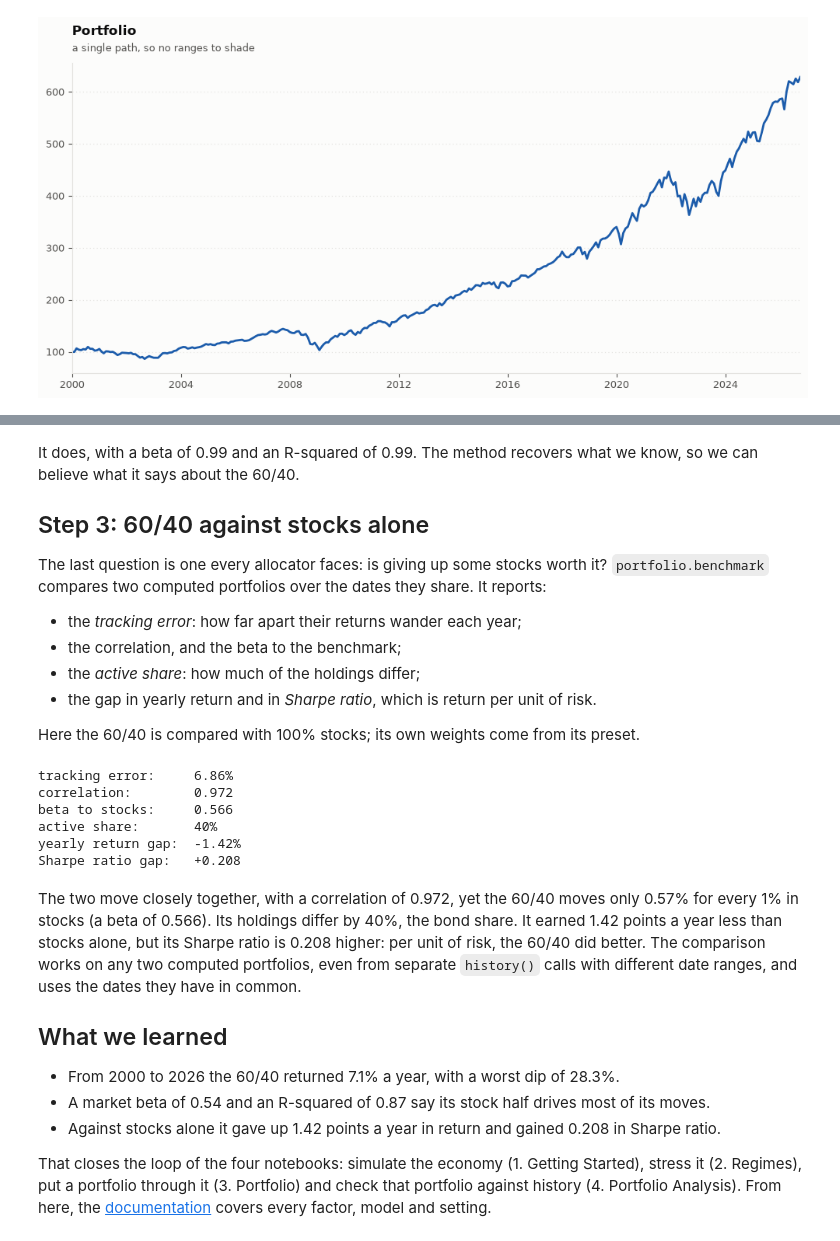
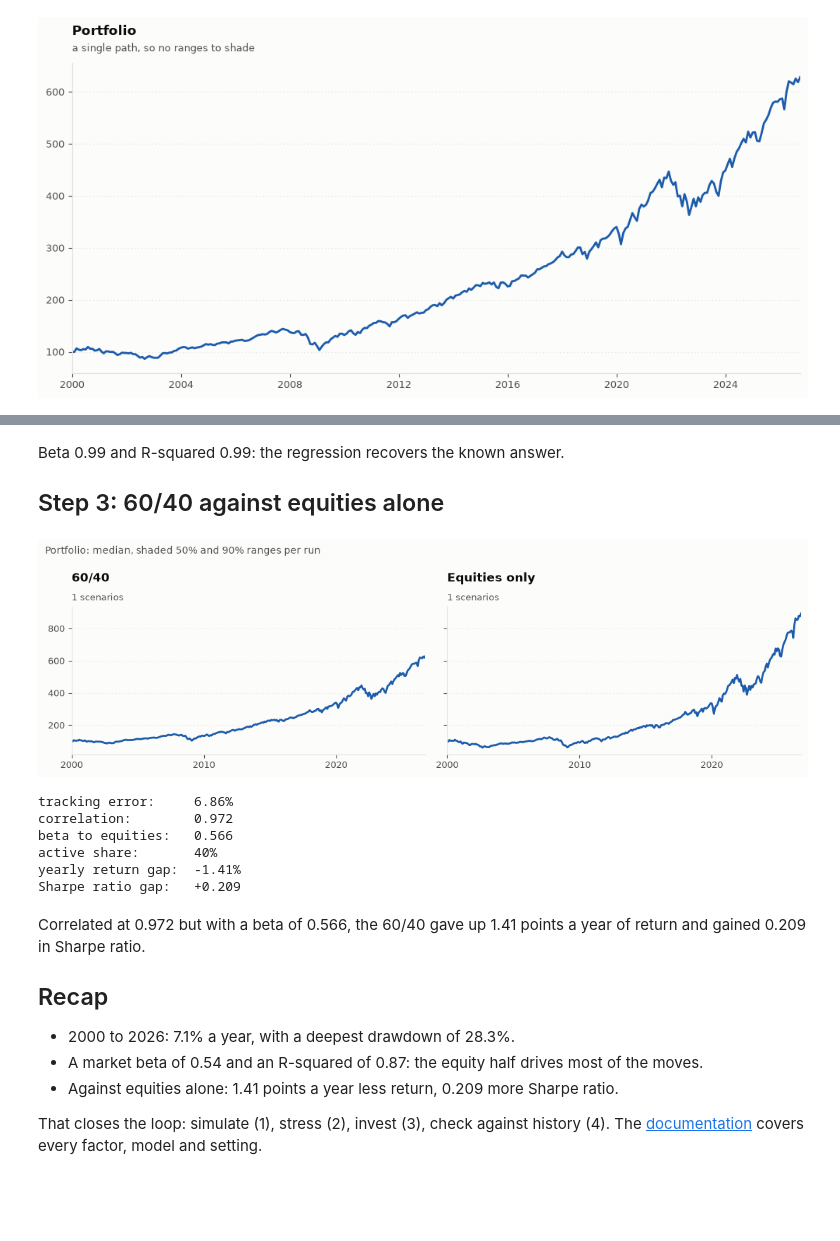
Before and after one commit to JerBouma/jerbouma.github.io, a Jupyter notebook: assets/notebooks/financescenarios/portfolio-analysis.ipynb, the cells around one changed output, grey strips where cells are left out. Cells and saved outputs as stored; diff of their text form; code cells hidden in the pictures; blank space fills up the shorter version.

```diff
--- a/assets/notebooks/financescenarios/portfolio-analysis.ipynb
+++ b/assets/notebooks/financescenarios/portfolio-analysis.ipynb
@@ -110,47 +72,35 @@ shape: (1, 4)
-# %% [markdown]
-It does, with a beta of 0.99 and an R-squared of 0.99. The method recovers what we know, so we can believe
-what it says about the 60/40.
-
-## Step 3: 60/40 against stocks alone
-
-The last question is one every allocator faces: is giving up some stocks worth it? `portfolio.benchmark` compares two
-computed portfolios over the dates they share. It reports:
-
-- the *tracking error*: how far apart their returns wander each year;
-- the correlation, and the beta to the benchmark;
-- the *active share*: how much of the holdings differ;
-- the gap in yearly return and in *Sharpe ratio*, which is return per unit of risk.
-
-Here the 60/40 is compared with 100% stocks; its own weights come from its preset.
+# %% [markdown]
+Beta 0.99 and R-squared 0.99: the regression recovers the known answer.
+
+## Step 3: 60/40 against equities alone
+# %%
+plot_runs({"60/40": values, "equities only": stocks_only}, "portfolio", levels=True)
+# %% [output]
+[figure, added]
 # %%
 relative = portfolio.benchmark(values, stocks_only, benchmark_weights={"us_broad": 1.0})
 
 print(f"tracking error:     {relative.tracking_error:.2%}")
 print(f"correlation:        {relative.correlation:.3f}")
-print(f"beta to stocks:     {relative.beta:.3f}")
+print(f"beta to equities:   {relative.beta:.3f}")
 print(f"active share:       {relative.active_share:.0%}")
 print(f"yearly return gap:  {relative.relative_cagr:+.2%}")
 print(f"Sharpe ratio gap:   {relative.relative_sharpe_ratio:+.3f}")
 # %% [output]
 tracking error:     6.86%
 correlation:        0.972
-beta to stocks:     0.566
+beta to equities:   0.566
 active share:       40%
-yearly return gap:  -1.42%
-Sharpe ratio gap:   +0.208
+yearly return gap:  -1.41%
+Sharpe ratio gap:   +0.209
 # %% [markdown]
-The two move closely together, with a correlation of 0.972, yet the 60/40 moves only 0.57% for every 1% in
-stocks (a beta of 0.566). Its holdings differ by 40%, the bond share. It earned 1.42 points a year less than stocks
-alone, but its Sharpe ratio is 0.208 higher: per unit of risk, the 60/40 did better. The comparison works on any two
-computed portfolios, even from separate `history()` calls with different date ranges, and uses the dates they have in
-common.
+Correlated at 0.972 but with a beta of 0.566, the 60/40 gave up 1.41 points a year of return and gained 0.209 in Sharpe ratio.
 
-## What we learned
+## Recap
 
-- From 2000 to 2026 the 60/40 returned 7.1% a year, with a worst dip of 28.3%.
-- A market beta of 0.54 and an R-squared of 0.87 say its stock half drives most of its moves.
-- Against stocks alone it gave up 1.42 points a year in return and gained 0.208 in Sharpe ratio.
+- 2000 to 2026: 7.1% a year, with a deepest drawdown of 28.3%.
+- A market beta of 0.54 and an R-squared of 0.87: the equity half drives most of the moves.
+- Against equities alone: 1.41 points a year less return, 0.209 more Sharpe ratio.
 
-That closes the loop of the four notebooks: simulate the economy (1. Getting Started), stress it (2. Regimes), put a
-portfolio through it (3. Portfolio) and check that portfolio against history (4. Portfolio Analysis). From here, the
+That closes the loop: simulate (1), stress (2), invest (3), check against history (4). The
 [documentation](https://www.jeroenbouma.com/projects/financescenarios/docs) covers every factor, model and setting.
```
Also changed, not shown: parts of 15 cells of this notebook, 3 other files.
